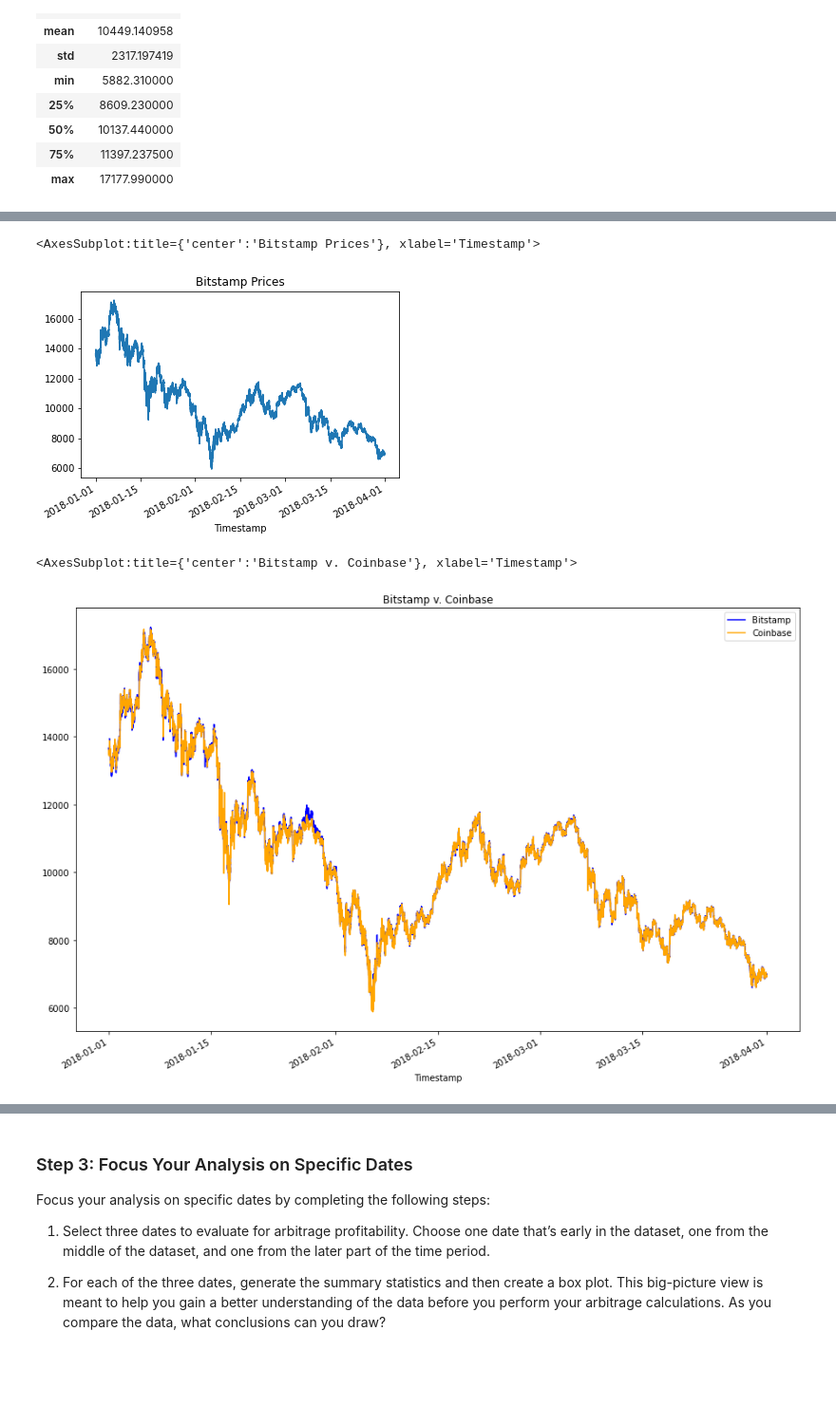
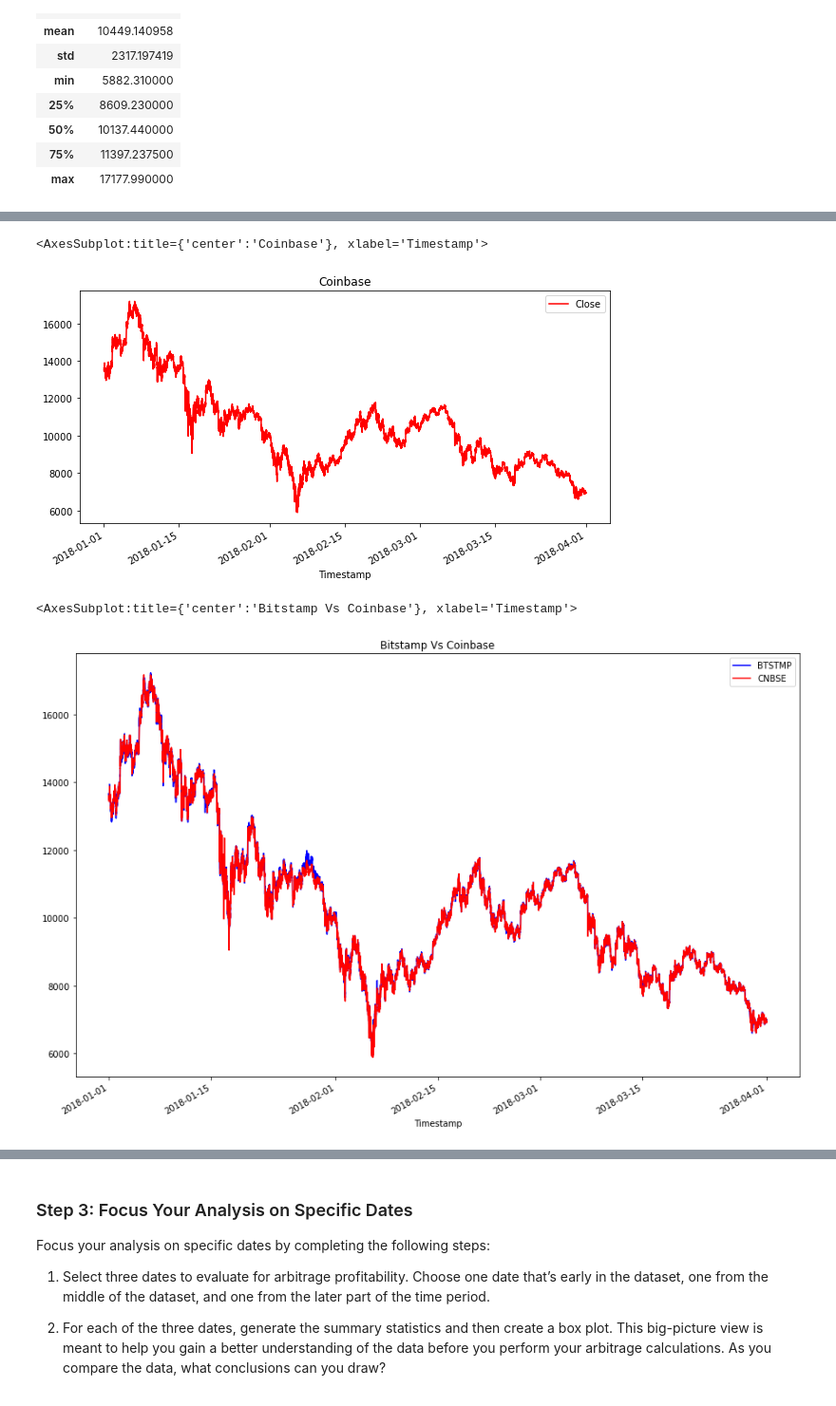
Before and after one commit to Abhishikaf/Bitcoin_Arbitrage, a Jupyter notebook: crypto_arbitrage.ipynb, the cells around one changed output, grey strips where cells are left out. Shown: that part at 95% size. Cells and saved outputs as stored; diff of their text form; code cells hidden in the pictures; blank space fills up the shorter version.

```diff
--- a/crypto_arbitrage.ipynb
+++ b/crypto_arbitrage.ipynb
@@ -190,6 +190,6 @@ Name: Close, dtype: float64
 # %%
 # Use loc or iloc to select `Timestamp (the index)` and `Close` from coinbase DataFrame
-coinbase_sliced = coinbase.loc[:,"Close"]
+coinbase_sliced = coinbase.loc[:,["Close"]]
 
 # Review the first five rows of the DataFrame
 coinbase_sliced.head()
@@ -249,18 +249,19 @@ Sort through the time series data associated with the bitstamp and coinbase Data
 # %%
 # Create a line plot for the coinbase DataFrame for the full length of time in the dataset
 # Be sure that the figure size, title, and color are tailored to each visualization
-# YOUR CODE HERE
+coinbase_sliced.plot(figsize = (10,5), title = "Coinbase", color = 'red')
 # %% [output]
-<AxesSubplot:title={'center':'Bitstamp Prices'}, xlabel='Timestamp'>
+<AxesSubplot:title={'center':'Coinbase'}, xlabel='Timestamp'>
-[figure, old version]
+[figure, new version]
 # %%
 # Overlay the visualizations for the bitstamp and coinbase DataFrames in one plot
 # The plot should visualize the prices over the full lenth of the dataset
 # Be sure to include the parameters: legend, figure size, title, and color and label
-# YOUR CODE HERE
+bitstamp_sliced['Close'].plot(legend = True, figsize = (15,10), title = 'Bitstamp Vs Coinbase', color = 'blue', label = 'BTSTMP')
+coinbase_sliced['Close'].plot(legend = True, figsize = (15,10), title = 'Bitstamp Vs Coinbase', color = 'red', label = 'CNBSE')
 # %% [output]
-<AxesSubplot:title={'center':'Bitstamp v. Coinbase'}, xlabel='Timestamp'>
+<AxesSubplot:title={'center':'Bitstamp Vs Coinbase'}, xlabel='Timestamp'>
-[figure, old version]
+[figure, new version]
 # %%
 # Using the loc and plot functions, create an overlay plot that visualizes
 # the price action of both DataFrames for a one month period early in the dataset
```
Also changed, not shown: parts of 26 cells of this notebook.
